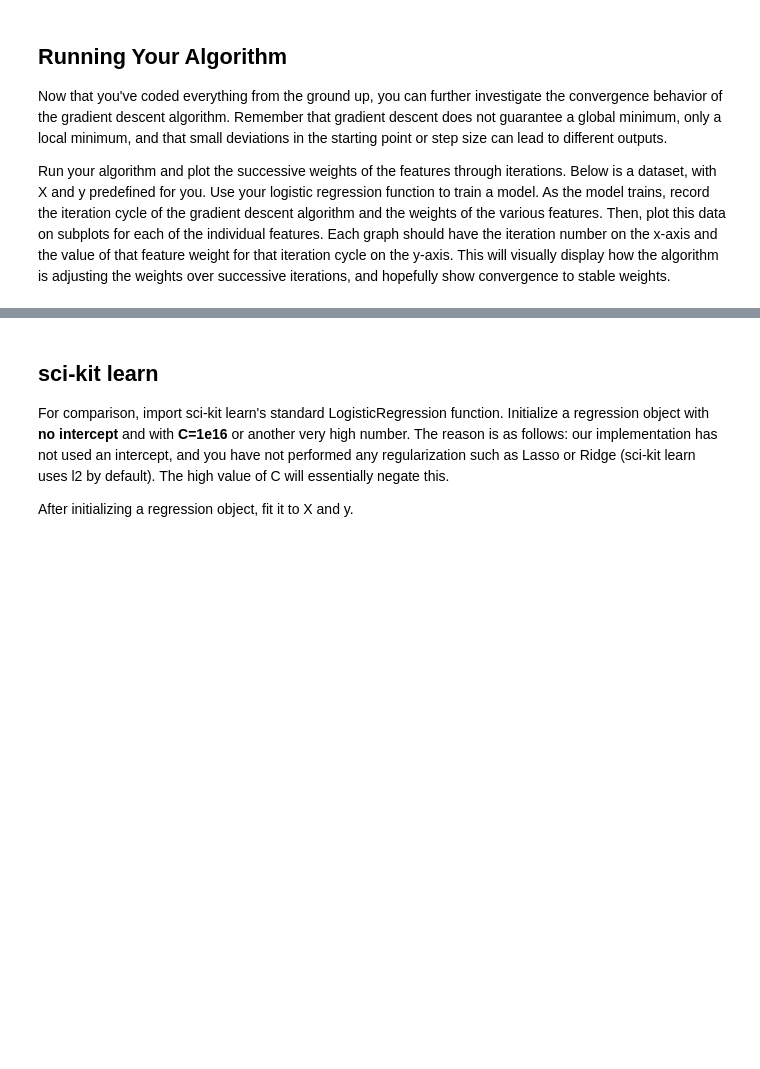
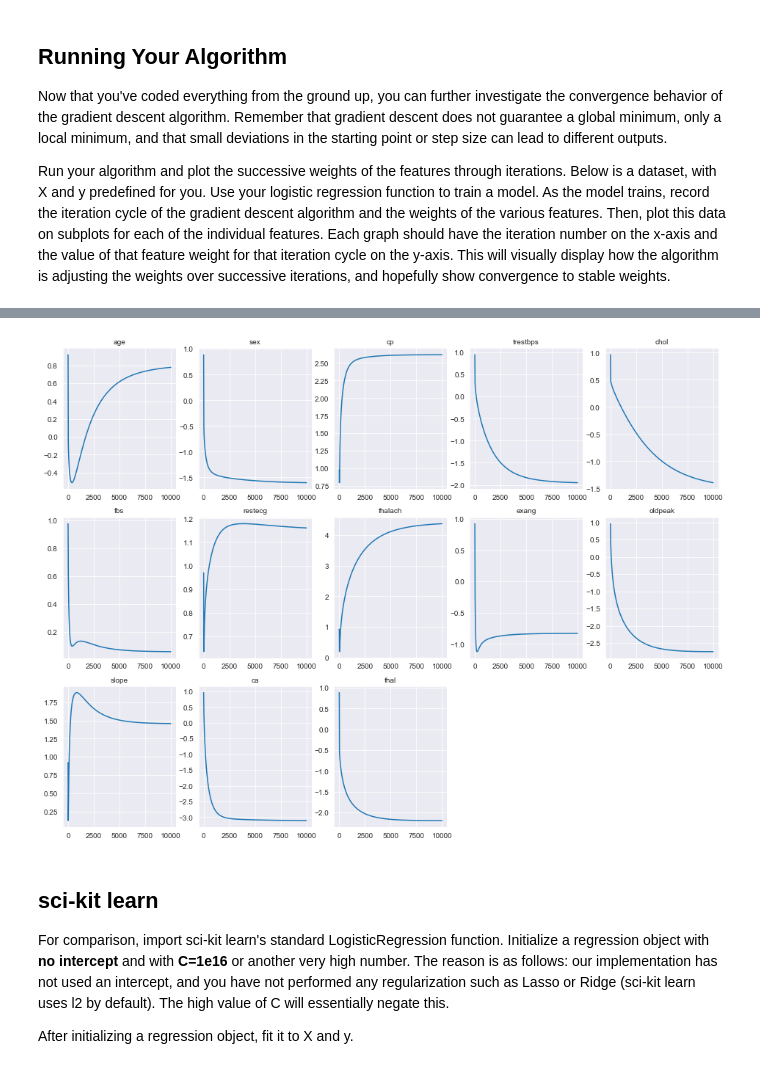
Before and after one commit to magnawhale/dsc-coding-logistic-regression-from-scratch-online-ds-ft-051319, a Jupyter notebook: index.ipynb, the cells around one changed output, grey strips where cells are left out. Drawn from its saved outputs; the diff is of its cells as text; code cells hidden in the pictures; blank space fills up the shorter version.

```diff
--- a/index.ipynb
+++ b/index.ipynb
@@ -72,7 +72,7 @@ Recall that gradient descent is a numerical method for finding a minimum to a co
 * initial_weights
 By default, have your function set the initial_weights parameter to a vector where all feature weights are set to 1.
 # %%
-def grad_desc(X, y, max_iterations, alpha, initial_weights=None):
+def grad_desc(X, y, max_iterations=1000, alpha=.001, initial_weights=None):
     """Be sure to set default behavior for the initial_weights parameter."""
     if initial_weights == None:
         initial_weights = np.ones((X.shape[1],1)).flatten()
@@ -83,15 +83,16 @@ def grad_desc(X, y, max_iterations, alpha, initial_weights=None):
     for iteration in range(max_iterations):
         # Generate predictions using the current feature weights
         y_hat = sigmoid(X.dot(weights))
+
         # Calculate an error vector based on these initial predictions and the correct labels
         errors = y - y_hat
+
         # Calculate the gradient
-
         # As we saw in the previous lab, calculating the gradient is often the most difficult task.
         # Here, your are provided with the closed form solution
         # for the gradient of the log-loss function derived from MLE
         # For more details on the derivation, see the additional resources section below.
-        gradient = np.dot(X.transpose(),error_vector)
+        gradient = np.dot(X.transpose(), errors)
 
         # Update the weight vector take a step of alpha in direction of gradient
         weights += alpha * gradient
@@ -113,3 +124,17 @@ X.head()
+# %%
+weights, weight_col = grad_desc(X, y, max_iterations=10000, alpha=0.001)
+# %%
+weight_col.columns = np.arange(len(weight_col.columns))
+# %%
+plt.figure(figsize=(16,12))
+
+for (i, j) in enumerate(weights):
+    plt.subplot(3, 5, i + 1)
+    plt.title(list(X)[i], size='medium')
+    plt.plot(weight_col.iloc[i].T)
+    plt.axis('tight')
+# %% [output]
+[figure, added]
 # %% [markdown]
 ## sci-kit learn
 
```
Also changed, not shown: parts of 11 cells of this notebook.
